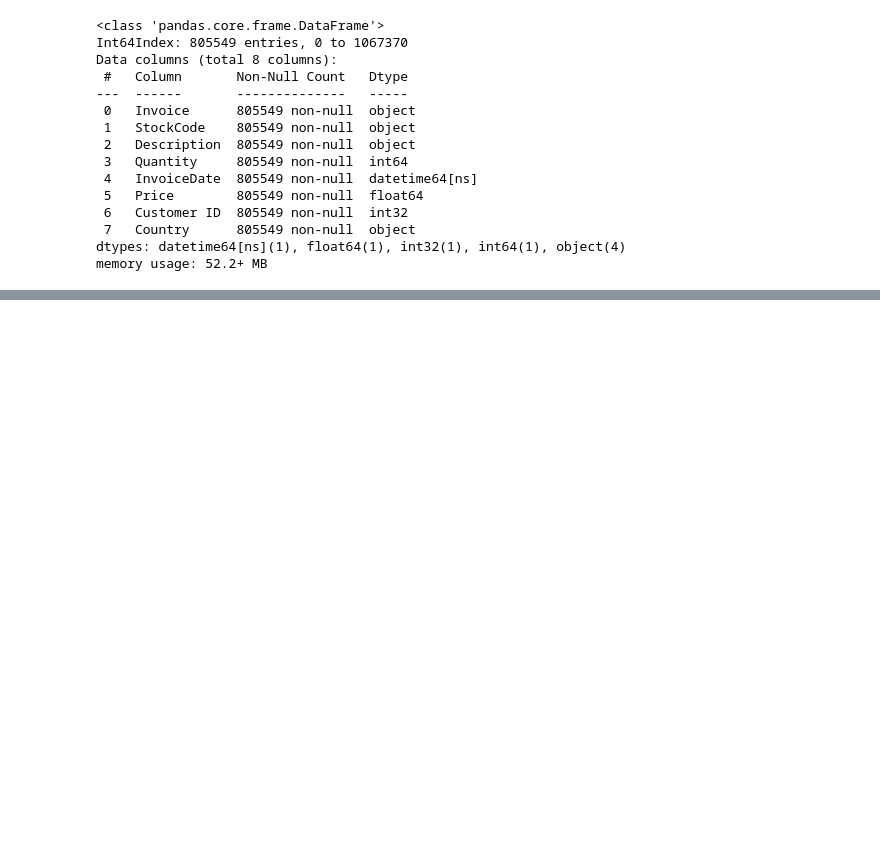
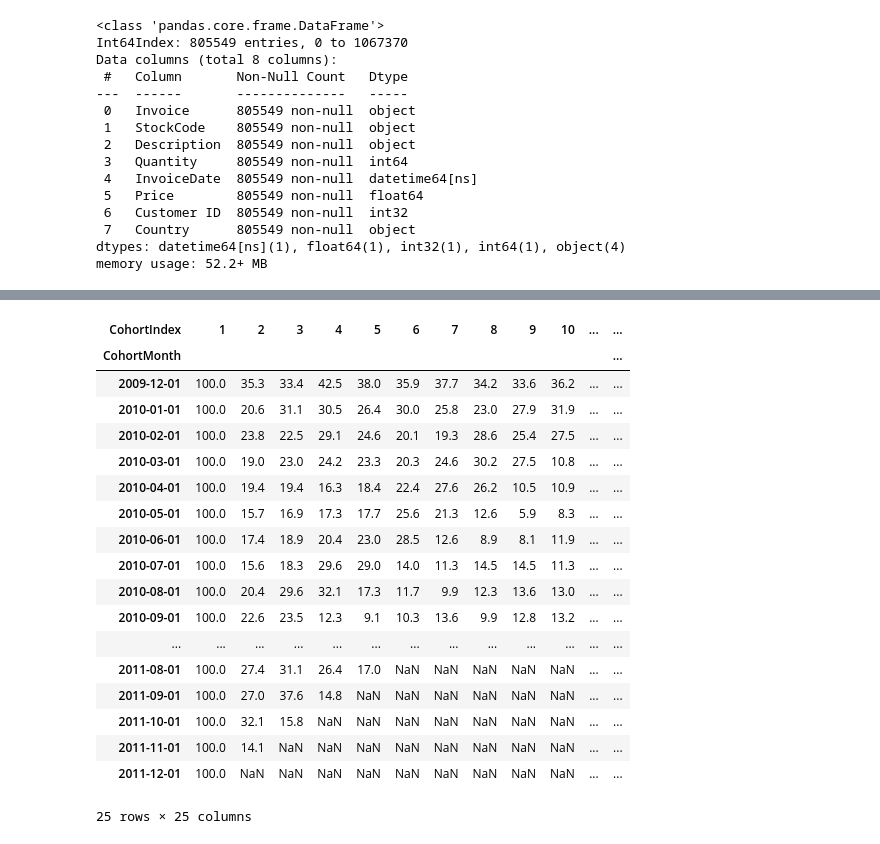
Before and after one commit to JohnKimaiyo/Business-Analyst-Projects, a Jupyter notebook: Python Data Analysis Projects/Customer Behaviour Projects/Cohort Analysis/Online Retails/January Online Retail Cohort Analysis.ipynb, the cells around one changed output, grey strips where cells are left out. Cells and saved outputs as stored; diff of their text form; code cells hidden in the pictures; blank space fills up the shorter version.

```diff
--- a/Python Data Analysis Projects/Customer Behaviour Projects/Cohort Analysis/Online Retails/January Online Retail Cohort Analysis.ipynb
+++ b/Python Data Analysis Projects/Customer Behaviour Projects/Cohort Analysis/Online Retails/January Online Retail Cohort Analysis.ipynb
@@ -170,0 +198,26 @@ retail['CohortIndex'] = year_diff * 12 + month_diff + 1
+# %%
+# Retantion Table
+# Retention table
+cohort_size = cohort_counts.iloc[:,0]
+retention = cohort_counts.divide(cohort_size,axis=0) #axis=0 to ensure the divide along the row axis
+retention.round(3) * 100 #to show the number as percentage
+# %% [output]
+| CohortIndex | 1 | 2 | 3 | 4 | 5 | 6 | 7 | 8 | 9 | 10 | ... | ... |
+| CohortMonth |  |  |  |  |  |  |  |  |  |  |  | ... |
+| 2009-12-01 | 100.0 | 35.3 | 33.4 | 42.5 | 38.0 | 35.9 | 37.7 | 34.2 | 33.6 | 36.2 | ... | ... |
+| 2010-01-01 | 100.0 | 20.6 | 31.1 | 30.5 | 26.4 | 30.0 | 25.8 | 23.0 | 27.9 | 31.9 | ... | ... |
+| 2010-02-01 | 100.0 | 23.8 | 22.5 | 29.1 | 24.6 | 20.1 | 19.3 | 28.6 | 25.4 | 27.5 | ... | ... |
+| 2010-03-01 | 100.0 | 19.0 | 23.0 | 24.2 | 23.3 | 20.3 | 24.6 | 30.2 | 27.5 | 10.8 | ... | ... |
+| 2010-04-01 | 100.0 | 19.4 | 19.4 | 16.3 | 18.4 | 22.4 | 27.6 | 26.2 | 10.5 | 10.9 | ... | ... |
+| 2010-05-01 | 100.0 | 15.7 | 16.9 | 17.3 | 17.7 | 25.6 | 21.3 | 12.6 | 5.9 | 8.3 | ... | ... |
+| 2010-06-01 | 100.0 | 17.4 | 18.9 | 20.4 | 23.0 | 28.5 | 12.6 | 8.9 | 8.1 | 11.9 | ... | ... |
+| 2010-07-01 | 100.0 | 15.6 | 18.3 | 29.6 | 29.0 | 14.0 | 11.3 | 14.5 | 14.5 | 11.3 | ... | ... |
+| 2010-08-01 | 100.0 | 20.4 | 29.6 | 32.1 | 17.3 | 11.7 | 9.9 | 12.3 | 13.6 | 13.0 | ... | ... |
+| 2010-09-01 | 100.0 | 22.6 | 23.5 | 12.3 | 9.1 | 10.3 | 13.6 | 9.9 | 12.8 | 13.2 | ... | ... |
+| ... | ... | ... | ... | ... | ... | ... | ... | ... | ... | ... | ... | ... |
+| 2011-08-01 | 100.0 | 27.4 | 31.1 | 26.4 | 17.0 | NaN | NaN | NaN | NaN | NaN | ... | ... |
+| 2011-09-01 | 100.0 | 27.0 | 37.6 | 14.8 | NaN | NaN | NaN | NaN | NaN | NaN | ... | ... |
+| 2011-10-01 | 100.0 | 32.1 | 15.8 | NaN | NaN | NaN | NaN | NaN | NaN | NaN | ... | ... |
+| 2011-11-01 | 100.0 | 14.1 | NaN | NaN | NaN | NaN | NaN | NaN | NaN | NaN | ... | ... |
+| 2011-12-01 | 100.0 | NaN | NaN | NaN | NaN | NaN | NaN | NaN | NaN | NaN | ... | ... |
+25 rows × 25 columns
```
Also changed, not shown: parts of 5 cells of this notebook.
